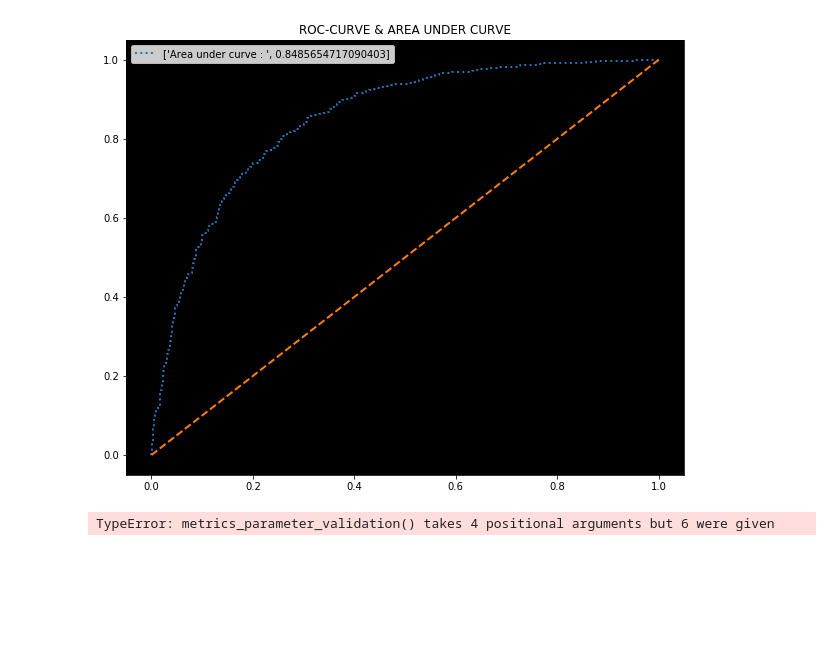
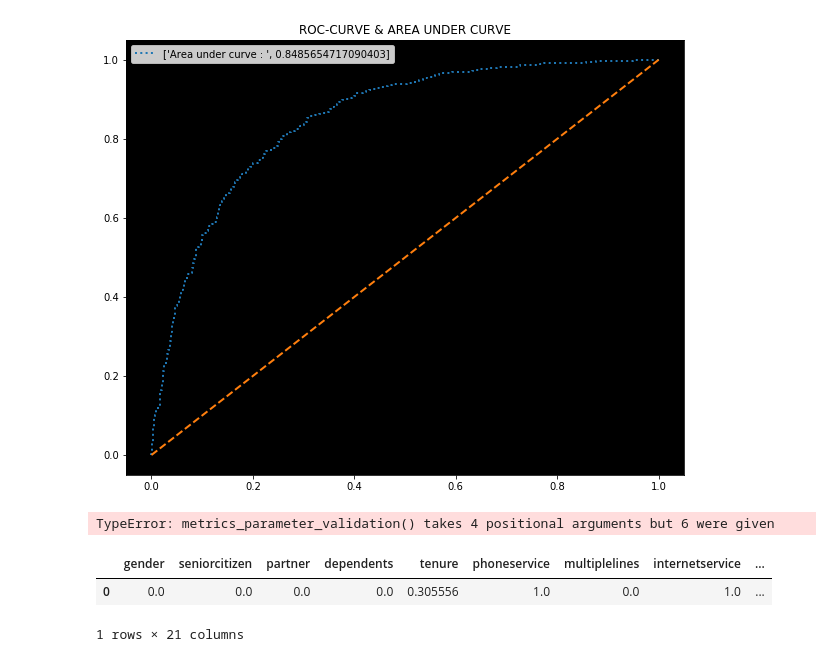
Before and after one commit to singhmanishh/telecom_churn, a Jupyter notebook: telecom_churn_Modeling.ipynb, the cells around one changed output. Drawn from its saved outputs; the diff is of its cells as text; code cells hidden in the pictures; blank space fills up the shorter version.

```diff
--- a/telecom_churn_Modeling.ipynb
+++ b/telecom_churn_Modeling.ipynb
@@ -571,3 +571,9 @@ add_version(model_dict,model_obj, score,
                 input_type="json")
 # %% [output]
 TypeError: metrics_parameter_validation() takes 4 positional arguments but 6 were given
+# %%
+x_train_smote.head(1)
+# %% [output]
+|  | gender | seniorcitizen | partner | dependents | tenure | phoneservice | multiplelines | internetservice | ... |
+| 0 | 0.0 | 0.0 | 0.0 | 0.0 | 0.305556 | 1.0 | 0.0 | 1.0 | ... |
+1 rows × 21 columns
```
